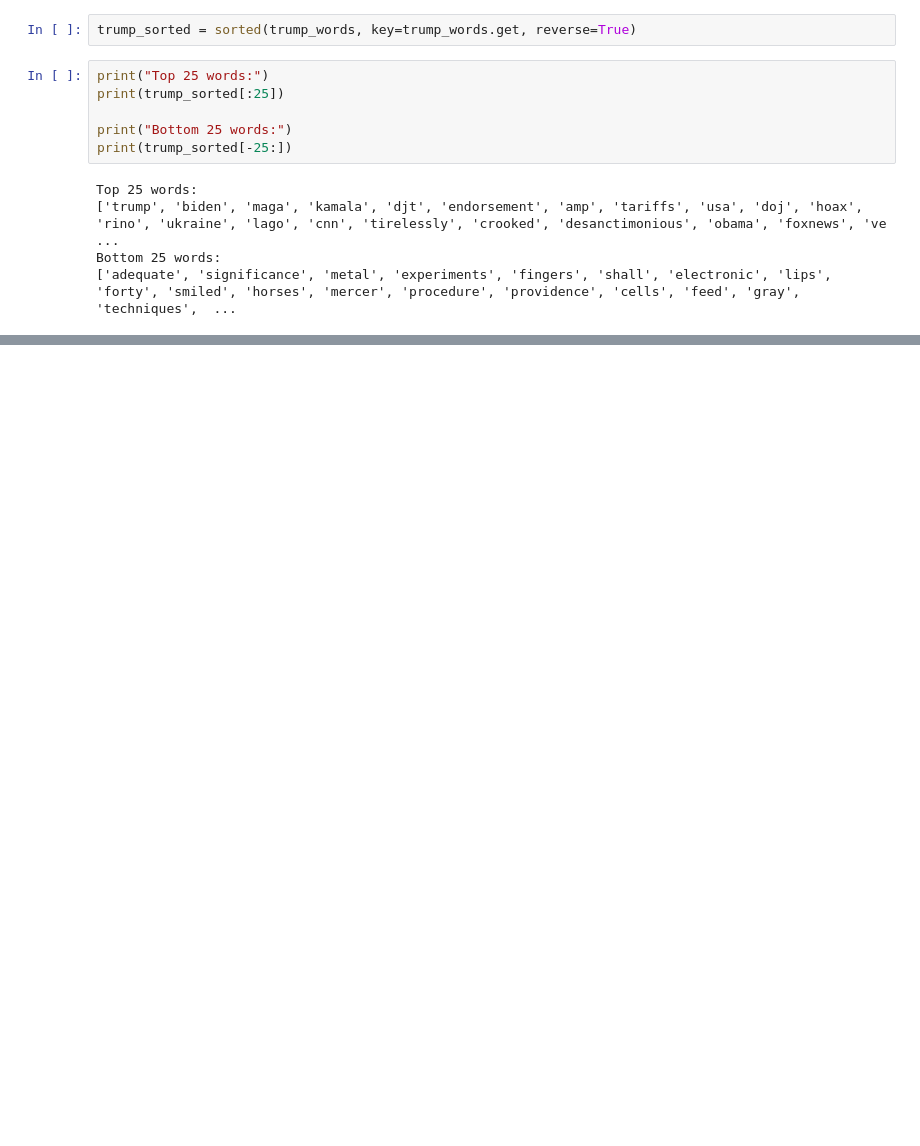
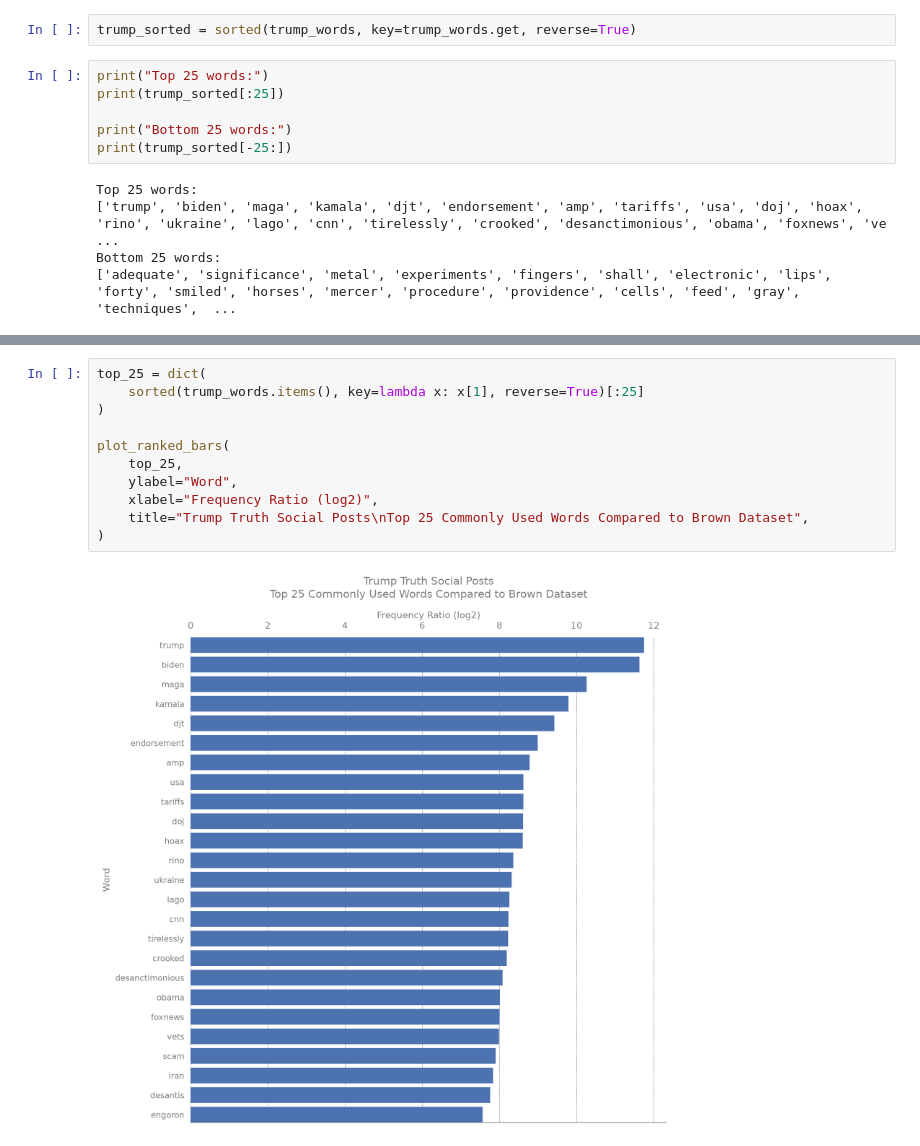
Before and after one commit to AlexanderJCS/trump-truth-social-data-analysis, a Jupyter notebook: analysis.ipynb, the cells around one changed output, grey strips where cells are left out. Saved outputs shown, nothing was run; the diff lists cells and outputs as text; blank space fills up the shorter version.

```diff
--- a/analysis.ipynb
+++ b/analysis.ipynb
@@ -556,0 +633,13 @@ plt.show()
+# %%
+top_25 = dict(
+    sorted(trump_words.items(), key=lambda x: x[1], reverse=True)[:25]
+)
+
+plot_ranked_bars(
+    top_25,
+    ylabel="Word",
+    xlabel="Frequency Ratio (log2)",
+    title="Trump Truth Social Posts\nTop 25 Commonly Used Words Compared to Brown Dataset",
+)
+# %% [output]
+[figure, added]
```
Also changed, not shown: parts of 3 cells of this notebook.
